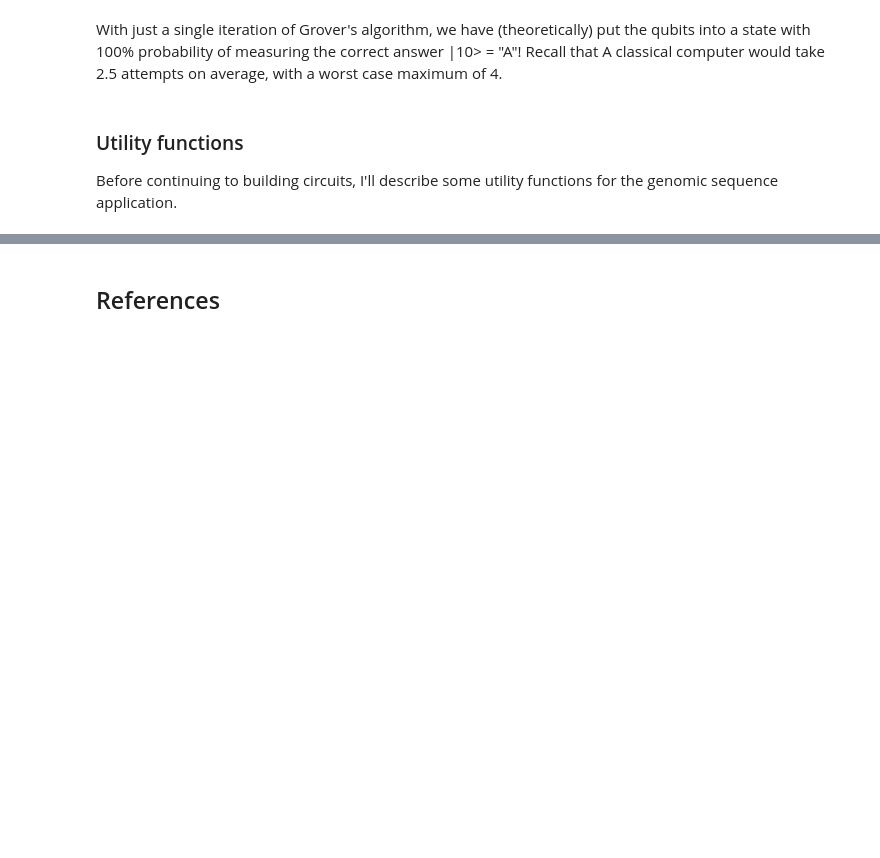
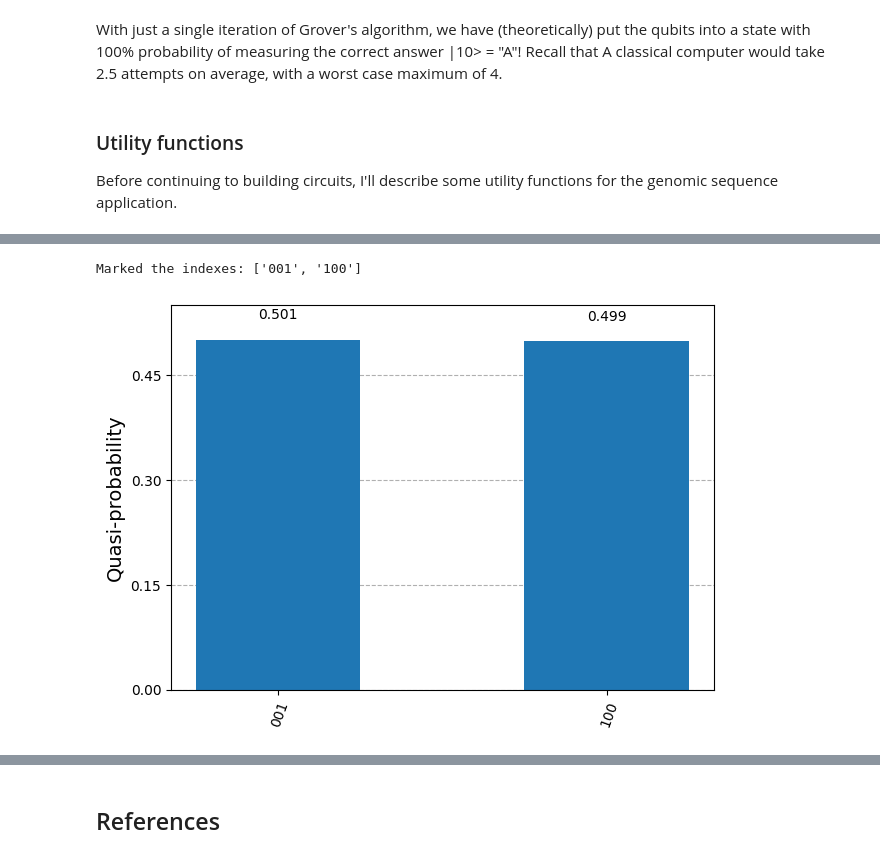
Before and after one commit to AThomsonSMC/uri-qc, a Jupyter notebook: genomic_grover/genomic_grover.ipynb, the cells around one changed output, grey strips where cells are left out. Cells and saved outputs as stored; diff of their text form; code cells hidden in the pictures; blank space fills up the shorter version.

```diff
--- a/genomic_grover/genomic_grover.ipynb
+++ b/genomic_grover/genomic_grover.ipynb
@@ -274,0 +335,12 @@ trivial_search_bstr = _convert_bp_seq_to_bstr(trivial_search)
+# %%
+# Tests with GATTACA reference
+gattaca_ref = REFERENCE_GENOMES['test1']
+gattaca_search = ["AT", "AC"]
+# With 2 valid matches, we expect to see |001> and |100> as the likely results
+
+gattaca_qc = build_genomic_grover_circuit(gattaca_search, gattaca_ref)
+gattaca_sim_counts = run_local(gattaca_qc, sim_sampler)
+plot_distribution(gattaca_sim_counts)
+# %% [output]
+Marked the indexes: ['001', '100']
+[figure, added]
```
Also changed, not shown: parts of 40 cells of this notebook, 2 other files.
